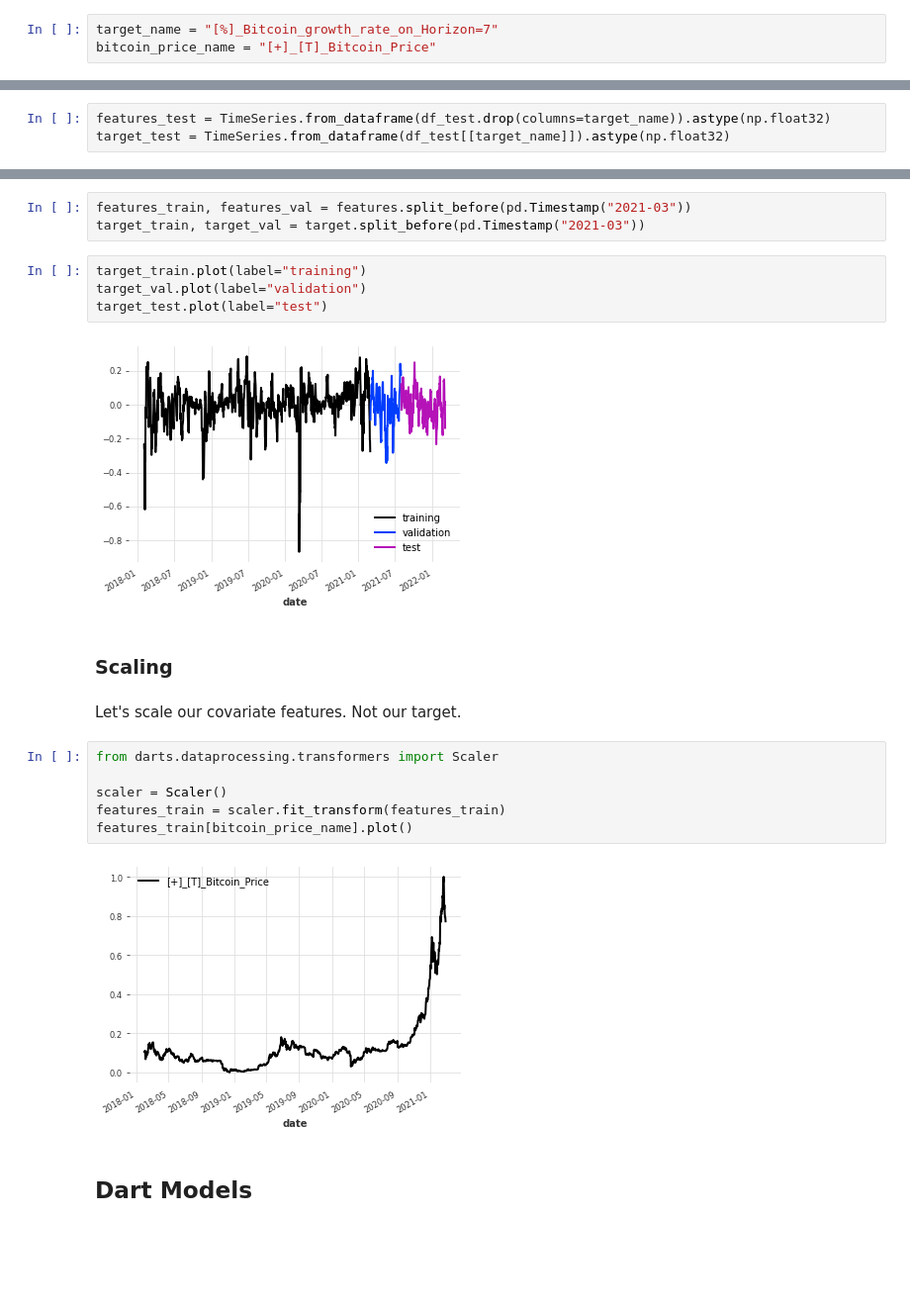
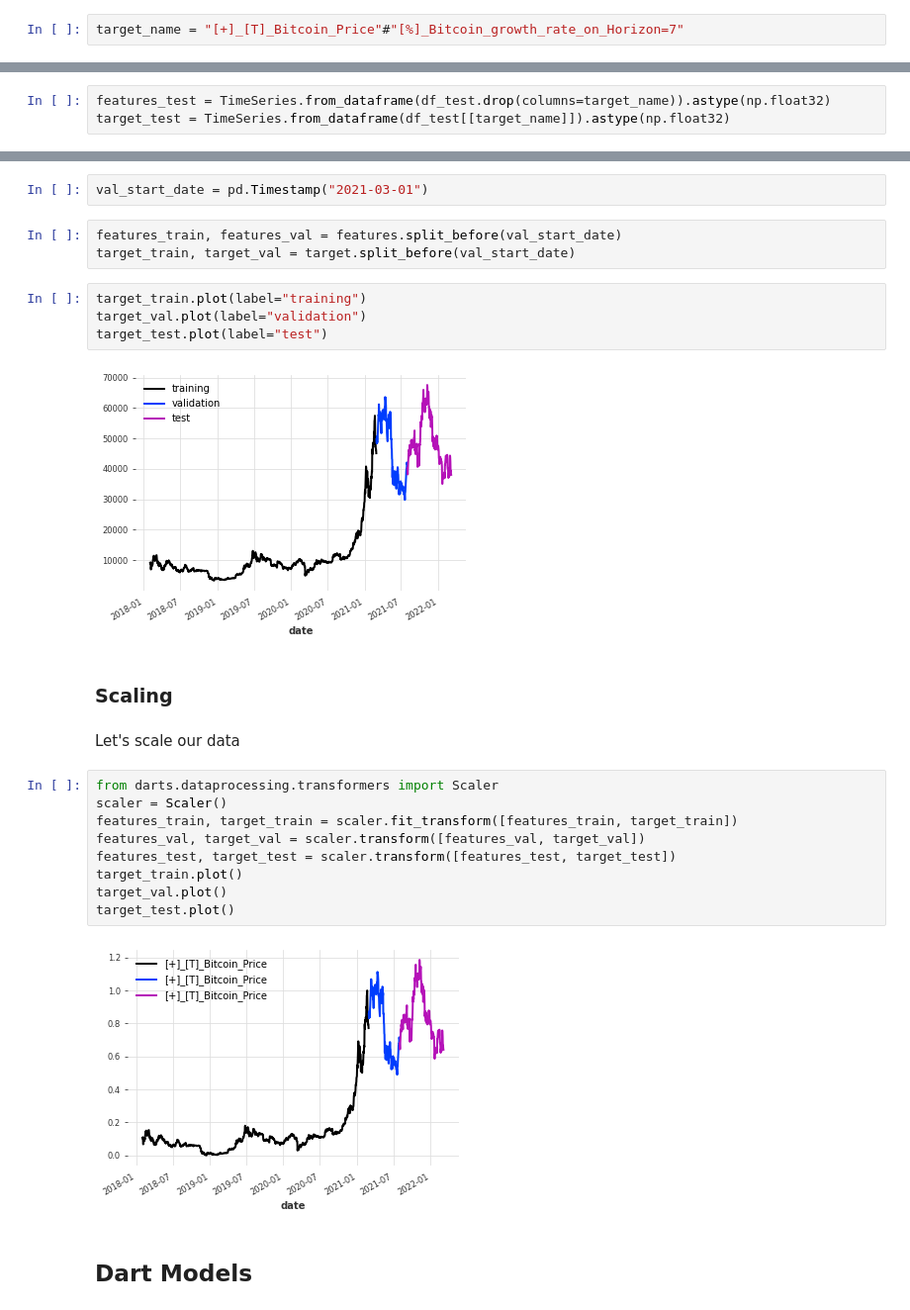
Before and after one commit to AlexandreLaizet/bitcoin_deep_learning, a Jupyter notebook: notebooks/bruno_model_darts.ipynb, the cells around one changed output, grey strips where cells are left out. Shown at 99% size. Drawn from its saved outputs; the diff is of its cells as text; blank space fills up the shorter version.

```diff
--- a/notebooks/bruno_model_darts.ipynb
+++ b/notebooks/bruno_model_darts.ipynb
@@ -58,5 +52,4 @@ from darts import TimeSeries
 df = ApiCall().read_local(data='train')
 df_test = ApiCall().read_local(data='test')
 # %%
-target_name = "[%]_Bitcoin_growth_rate_on_Horizon=7"
-bitcoin_price_name = "[+]_[T]_Bitcoin_Price"
+target_name = "[+]_[T]_Bitcoin_Price"#"[%]_Bitcoin_growth_rate_on_Horizon=7"
@@ -135,24 +92,29 @@ target.plot()
+# %%
+val_start_date = pd.Timestamp("2021-03-01")
 # %%
-features_train, features_val = features.split_before(pd.Timestamp("2021-03"))
-target_train, target_val = target.split_before(pd.Timestamp("2021-03"))
+features_train, features_val = features.split_before(val_start_date)
+target_train, target_val = target.split_before(val_start_date)
 # %%
 target_train.plot(label="training")
 target_val.plot(label="validation")
 target_test.plot(label="test")
 # %% [output]
-[figure, old version]
+[figure, new version]
 # %% [markdown]
 ### Scaling
 # %% [markdown]
-Let's scale our covariate features. Not our target.
+Let's scale our data
 # %%
 from darts.dataprocessing.transformers import Scaler
-
 scaler = Scaler()
-features_train = scaler.fit_transform(features_train)
-features_train[bitcoin_price_name].plot()
+features_train, target_train = scaler.fit_transform([features_train, target_train])
+features_val, target_val = scaler.transform([features_val, target_val])
+features_test, target_test = scaler.transform([features_test, target_test])
+target_train.plot()
+target_val.plot()
+target_test.plot()
 # %% [output]
-[figure, old version]
+[figure, new version]
 # %% [markdown]
 ## Dart Models
 # %% [markdown]
```
Also changed, not shown: parts of 55 cells of this notebook.
